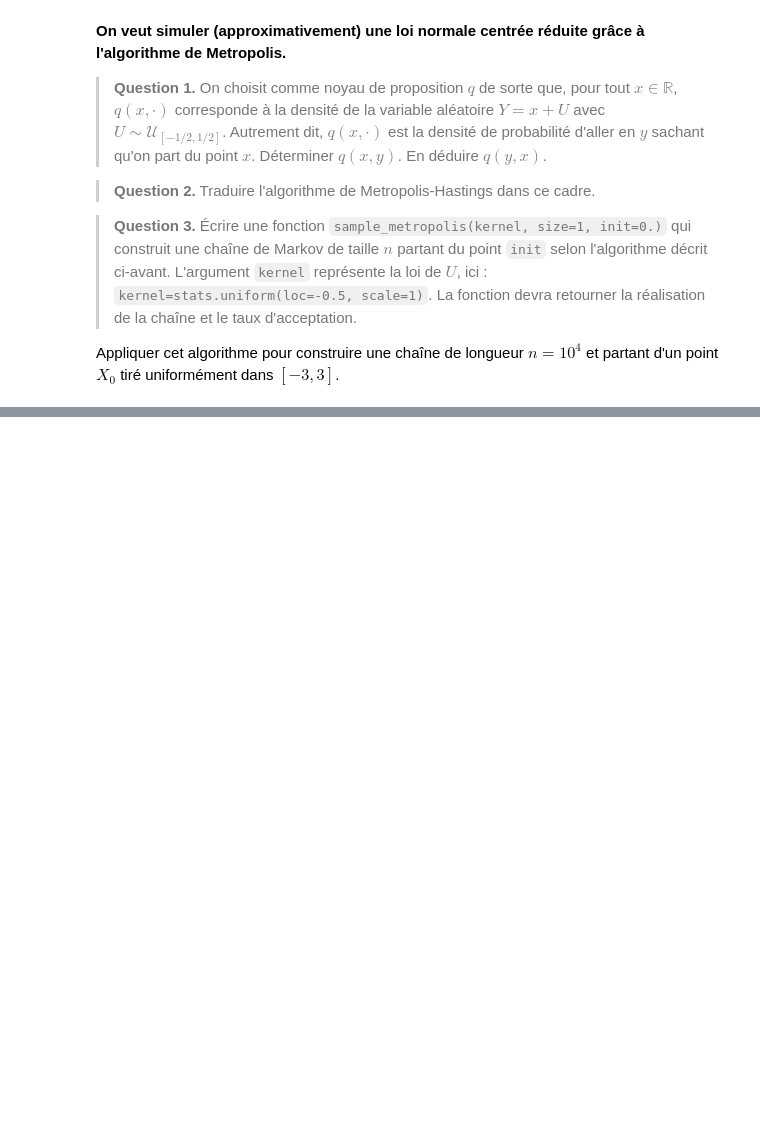
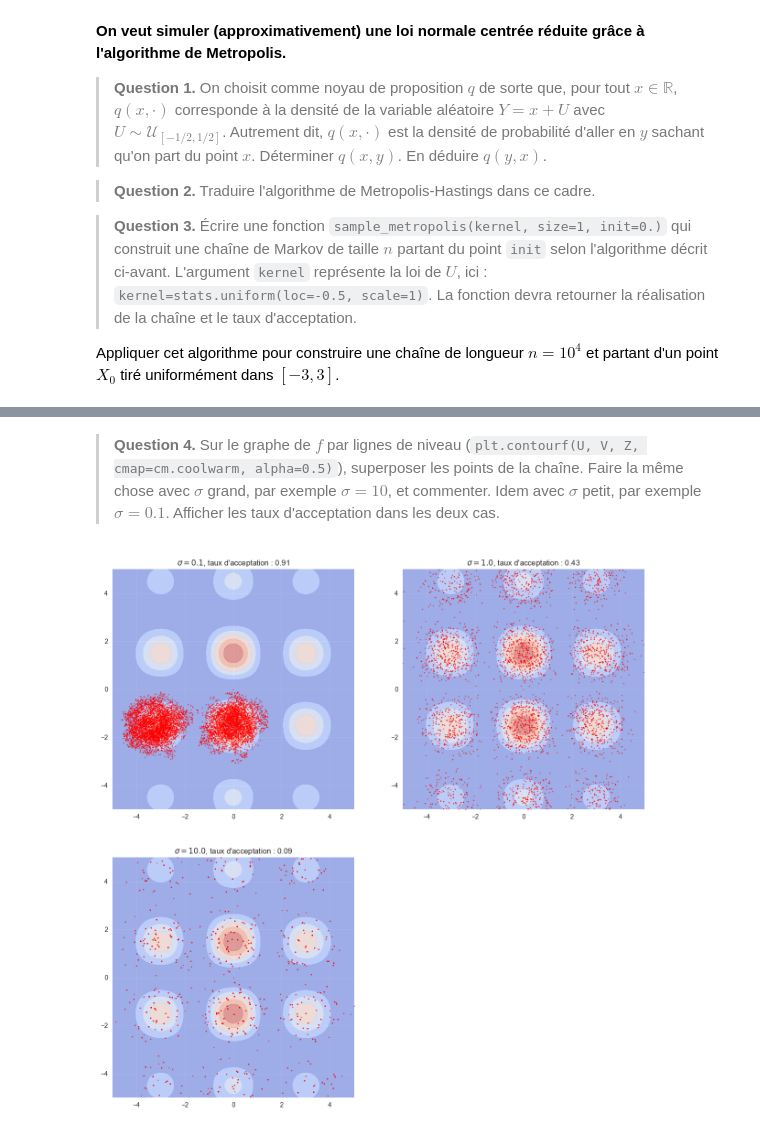
Before and after one commit to AugustinCablant/Monte-Carlo-methods, a Jupyter notebook: TP_Sorbonne.ipynb, the cells around one changed output, grey strips where cells are left out. Cells and saved outputs as stored; diff of their text form; code cells hidden in the pictures; blank space fills up the shorter version.

```diff
--- a/TP_Sorbonne.ipynb
+++ b/TP_Sorbonne.ipynb
@@ -446,0 +149,15 @@ Sur un même graphe, représenter la densité $g$ et un estimateur de la densit
+# %% [markdown]
+>**Question 4.**
+Sur le graphe de $f$ par lignes de niveau (`plt.contourf(U, V, Z, cmap=cm.coolwarm, alpha=0.5)`), superposer les points de la chaîne. Faire la même chose avec $\sigma$ grand, par exemple $\sigma=10$, et commenter. Idem avec $\sigma$ petit, par exemple $\sigma=0.1$. Afficher les taux d'acceptation dans les deux cas.
+# %%
+plt.figure(figsize=(15, 15))
+for i, sigma in enumerate([0.1, 1, 10]):
+    sample, rate = sample_metropolis_2d(stats.multivariate_normal(cov=sigma**2 * np.eye(2)), n)
+    plt.subplot(2, 2, i+1)
+    plt.contourf(U, V, Z, cmap="coolwarm", alpha=0.5)
+    plt.scatter(*sample.T, c='r', s=1)
+    plt.xlim([U.min(), U.max()])
+    plt.ylim([V.min(), V.max()])
+    plt.title(f"$\\sigma={sigma:.1f}$, taux d'acceptation : {rate:.2f}")
+# %% [output]
+[figure, added]
```
Also changed, not shown: parts of 25 cells of this notebook, 2 other files.
